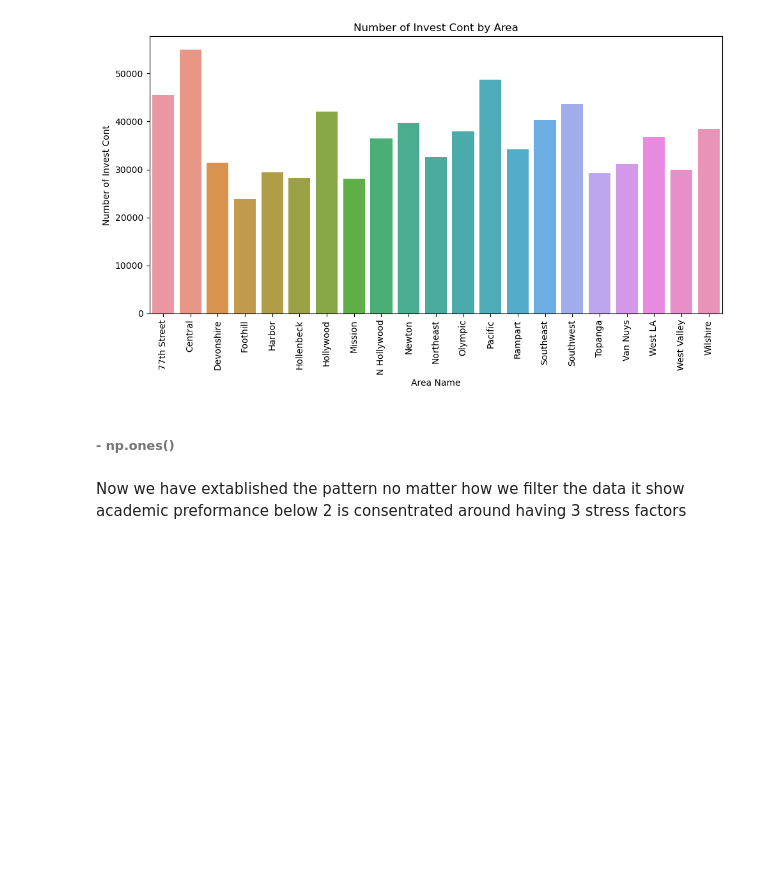
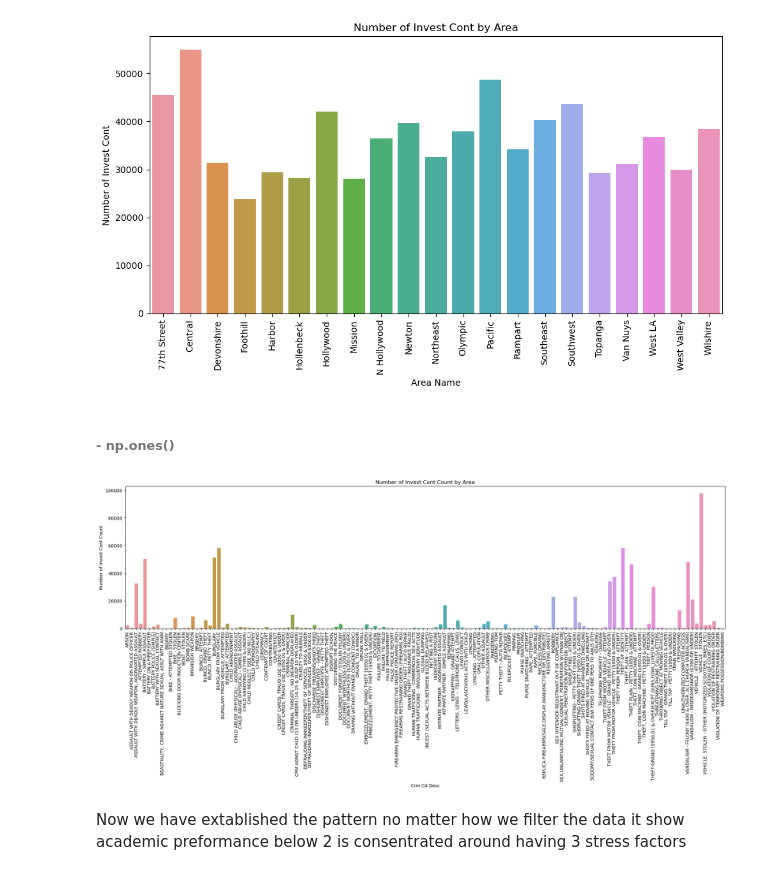
Before and after one commit to rtress0001/Crime-Data, a Jupyter notebook: Crime Data.ipynb, the cells around one changed output. Cells and saved outputs as stored; diff of their text form; code cells hidden in the pictures; blank space fills up the shorter version.

```diff
--- a/Crime Data.ipynb
+++ b/Crime Data.ipynb
@@ -154,6 +154,30 @@ plt.tight_layout()
 [figure]
 # %% [markdown]
 ###### - np.ones()
+# %%
+aStatus_desc = crime[crime["Status Desc"] == "Invest Cont"]
+
+arrest_by_area = aStatus_desc.groupby("Crm Cd Desc").size().reset_index()
+
+arrest_by_area.columns = ['Crm Cd Desc', 'Invest Cont Count']
+
+# Set the figure size for the plot
+plt.figure(figsize=(20, 10))
+
+sns.barplot(x='Crm Cd Desc', y='Invest Cont Count', data=arrest_by_area)
+
+# Rotate the x labels for better readability
+plt.xticks(rotation=90)
+
+# Set the title and labels
+plt.title('Number of Invest Cont Count by Area')
+plt.xlabel('Crm Cd Desc')
+plt.ylabel('Number of Invest Cont Count')
+
+# Show the plot
+plt.tight_layout()
+# %% [output]
+[figure, added]
 # %% [markdown]
 Now we have extablished the pattern no matter how we filter the data it  show academic preformance below 2 is consentrated
 around having 3 stress factors
```
